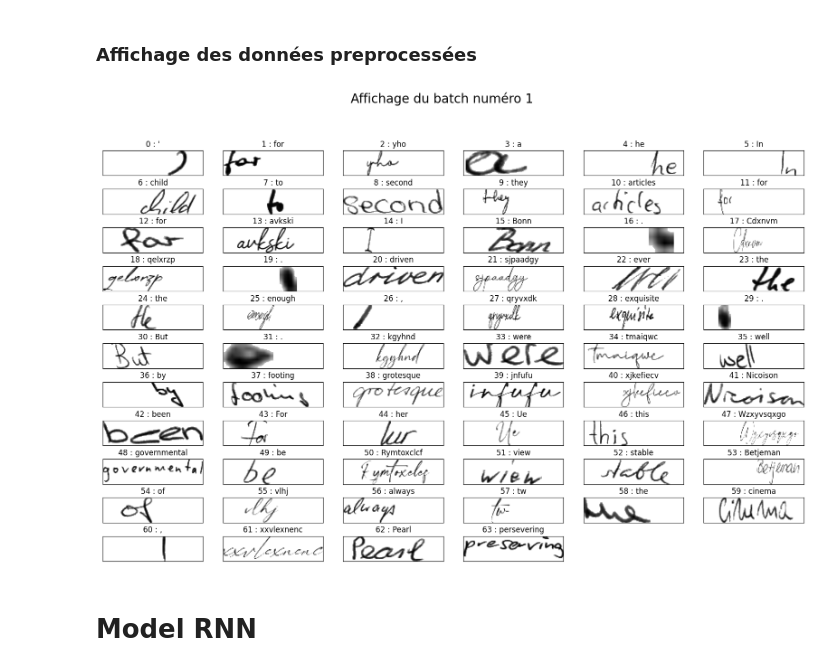
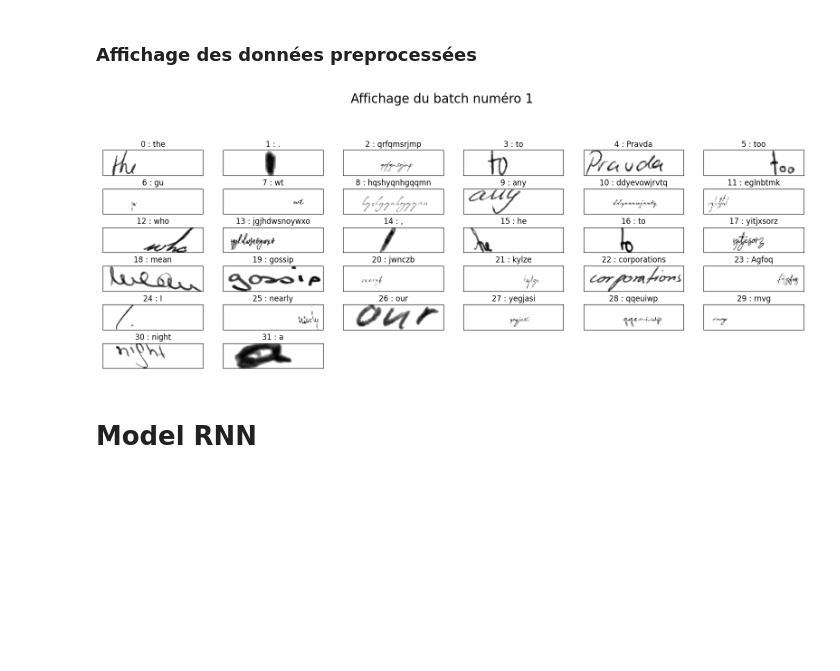
Before and after one commit to sfc-gh-zblackwood/OCRPyMan, a Jupyter notebook: notebooks/Letters_detection_batch_Tensorflowy.ipynb, the cells around one changed output. Saved outputs shown, nothing was run; the diff lists cells and outputs as text; code cells hidden in the pictures; blank space fills up the shorter version.

```diff
--- a/notebooks/Letters_detection_batch_Tensorflowy.ipynb
+++ b/notebooks/Letters_detection_batch_Tensorflowy.ipynb
@@ -76,9 +81,9 @@ iterator = iter(dataset_train)
 # %%
 x,y = iterator.get_next()
 batch_id +=1
-rd.show_iterator_batch(x,y,batch_id)
+rd.show_iterator_batch(x,y,batch_id, 32)
 # %% [output]
-[figure, old version]
+[figure, new version]
 # %% [markdown]
 # Model RNN
 # %% [markdown]
```
Also changed, not shown: parts of 13 cells of this notebook, 3 other files.
